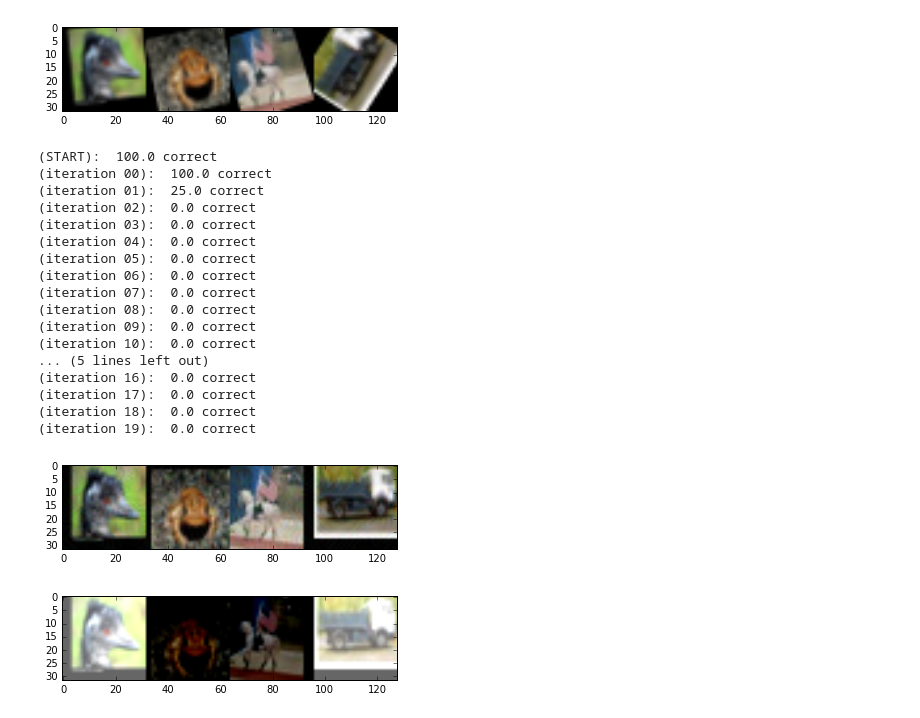
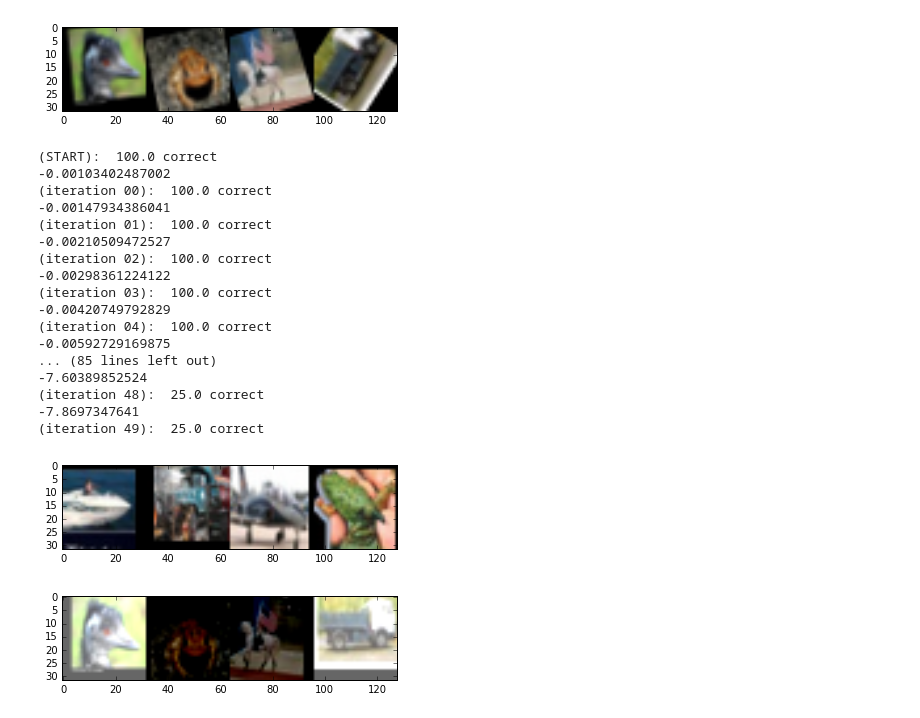
Before and after one commit to revbucket/mister_ed, a Jupyter notebook: notebooks/perturbation_objects.ipynb, the cells around one changed output. Drawn from its saved outputs; the diff is of its cells as text; code cells hidden in the pictures.

```diff
--- a/notebooks/perturbation_objects.ipynb
+++ b/notebooks/perturbation_objects.ipynb
@@ -170,34 +170,35 @@ img_utils.show_images(foo.forward(Variable(examples)).data)
 # %%
 reload(ap)
 reload(aar)
 reload(st)
 reload(utils)
 
 pp = ap.PerturbationParameters(lp_style='inf', lp_bound=8.0/255.0)
 delta_threat = ap.ThreatModel(ap.DeltaAddition, pp)
 
+
 pgd_attack = aar.PGD(classifier_net, cifar_normer, delta_threat,  plf.VanillaXentropy(classifier_net, cifar_normer))
-foo = pgd_attack.attack(examples, labels, random_init=False, signed=True, verbose=True)
+foo = pgd_attack.attack(examples, labels, random_init=False, num_iterations=50, signed=False, verbose=True)
 img_utils.show_images(foo.adversarial_tensors())
 # %% [output]
 (START):  100.0 correct
+-0.00103402487002
 (iteration 00):  100.0 correct
-(iteration 01):  25.0 correct
-(iteration 02):  0.0 correct
-(iteration 03):  0.0 correct
-(iteration 04):  0.0 correct
-(iteration 05):  0.0 correct
-(iteration 06):  0.0 correct
-(iteration 07):  0.0 correct
-(iteration 08):  0.0 correct
-(iteration 09):  0.0 correct
-(iteration 10):  0.0 correct
-... (5 lines left out)
-(iteration 16):  0.0 correct
-(iteration 17):  0.0 correct
-(iteration 18):  0.0 correct
-(iteration 19):  0.0 correct
+-0.00147934386041
+(iteration 01):  100.0 correct
+-0.00210509472527
+(iteration 02):  100.0 correct
+-0.00298361224122
+(iteration 03):  100.0 correct
+-0.00420749792829
+(iteration 04):  100.0 correct
+-0.00592729169875
+... (85 lines left out)
+-7.60389852524
+(iteration 48):  25.0 correct
+-7.8697347641
+(iteration 49):  25.0 correct
-[figure, old version]
+[figure, new version]
 # %%
 # Now make a PGD attack with a threat model that allows for small rotations and perturbations
 
```
Also changed, not shown: parts of 5 cells of this notebook, 3 other files.
